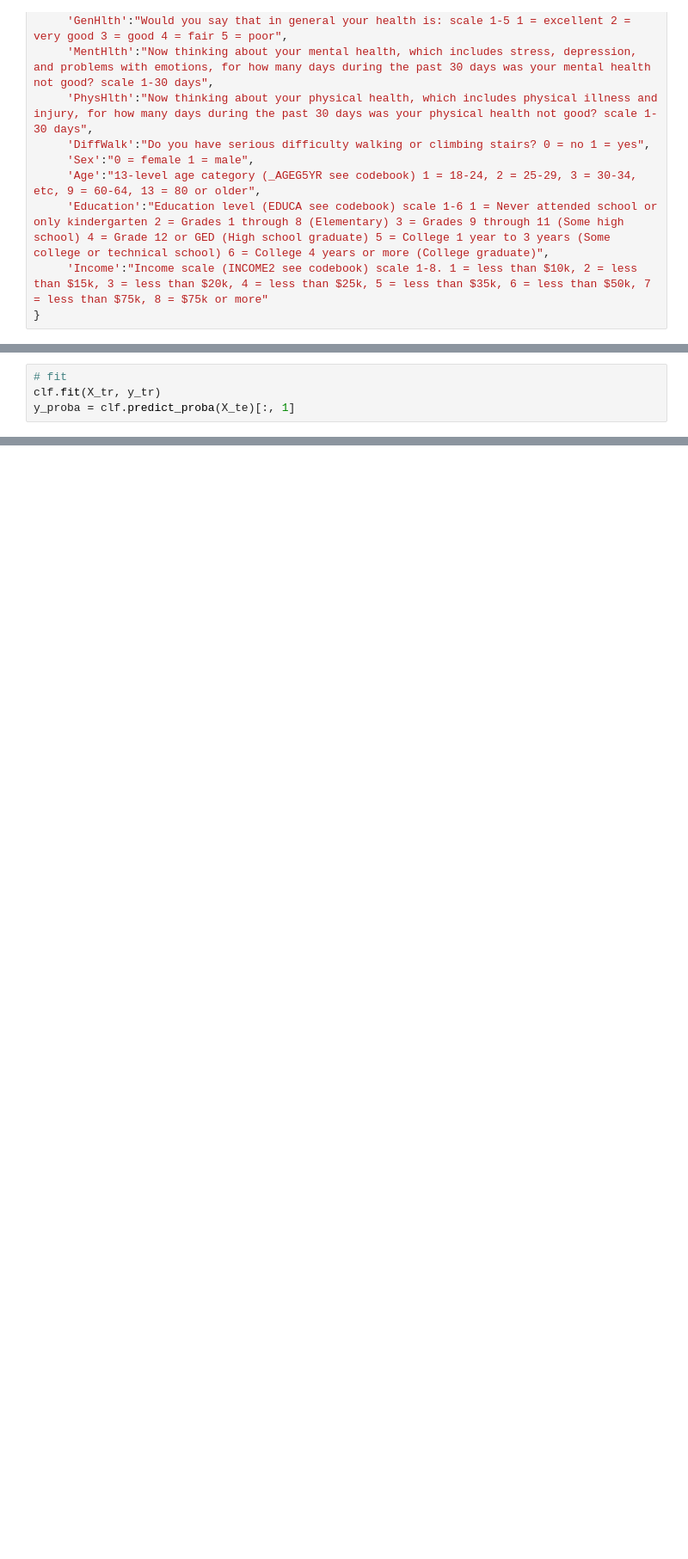
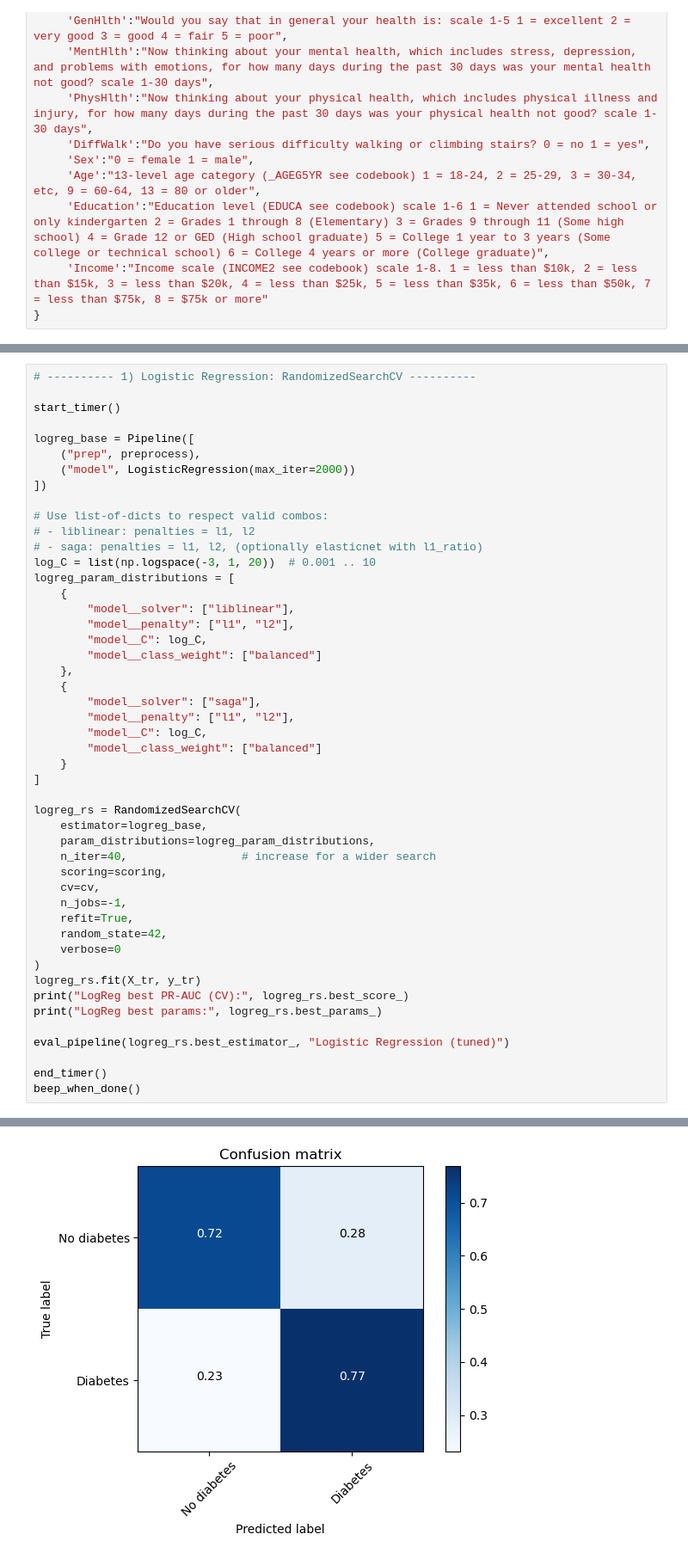
Before and after one commit to delschwartz/MCEN-5228-Midterm, a Jupyter notebook: exploration.ipynb, the cells around one changed output, grey strips where cells are left out. Shown: that part at 86% size. Cells and saved outputs as stored; diff of their text form; blank space fills up the shorter version.

```diff
--- a/exploration.ipynb
+++ b/exploration.ipynb
@@ -128,4 +211,0 @@ X_tr, X_te, y_tr, y_te = train_test_split(
-# %%
-# fit
-clf.fit(X_tr, y_tr)
-y_proba = clf.predict_proba(X_te)[:, 1]
@@ -157,0 +237,49 @@ plt.show()
+# %%
+# ---------- 1) Logistic Regression: RandomizedSearchCV ----------
+
+start_timer()
+
+logreg_base = Pipeline([
+    ("prep", preprocess),
+    ("model", LogisticRegression(max_iter=2000))
+])
+
+# Use list-of-dicts to respect valid combos:
+# - liblinear: penalties = l1, l2
+# - saga: penalties = l1, l2, (optionally elasticnet with l1_ratio)
+log_C = list(np.logspace(-3, 1, 20))  # 0.001 .. 10
+logreg_param_distributions = [
+    {
+        "model__solver": ["liblinear"],
+        "model__penalty": ["l1", "l2"],
+        "model__C": log_C,
+        "model__class_weight": ["balanced"]
+    },
+    {
+        "model__solver": ["saga"],
+        "model__penalty": ["l1", "l2"],
+        "model__C": log_C,
+        "model__class_weight": ["balanced"]
+    }
+]
+
+logreg_rs = RandomizedSearchCV(
+    estimator=logreg_base,
+    param_distributions=logreg_param_distributions,
+    n_iter=40,                 # increase for a wider search
+    scoring=scoring,
+    cv=cv,
+    n_jobs=-1,
+    refit=True,
+    random_state=42,
+    verbose=0
+)
+logreg_rs.fit(X_tr, y_tr)
+print("LogReg best PR-AUC (CV):", logreg_rs.best_score_)
+print("LogReg best params:", logreg_rs.best_params_)
+
+eval_pipeline(logreg_rs.best_estimator_, "Logistic Regression (tuned)")
+
+end_timer()
+beep_when_done()
+# %% [output]
@@ -157,0 +303 @@ plt.show()
+[figure, added]
```
Also changed, not shown: parts of 22 cells of this notebook.
